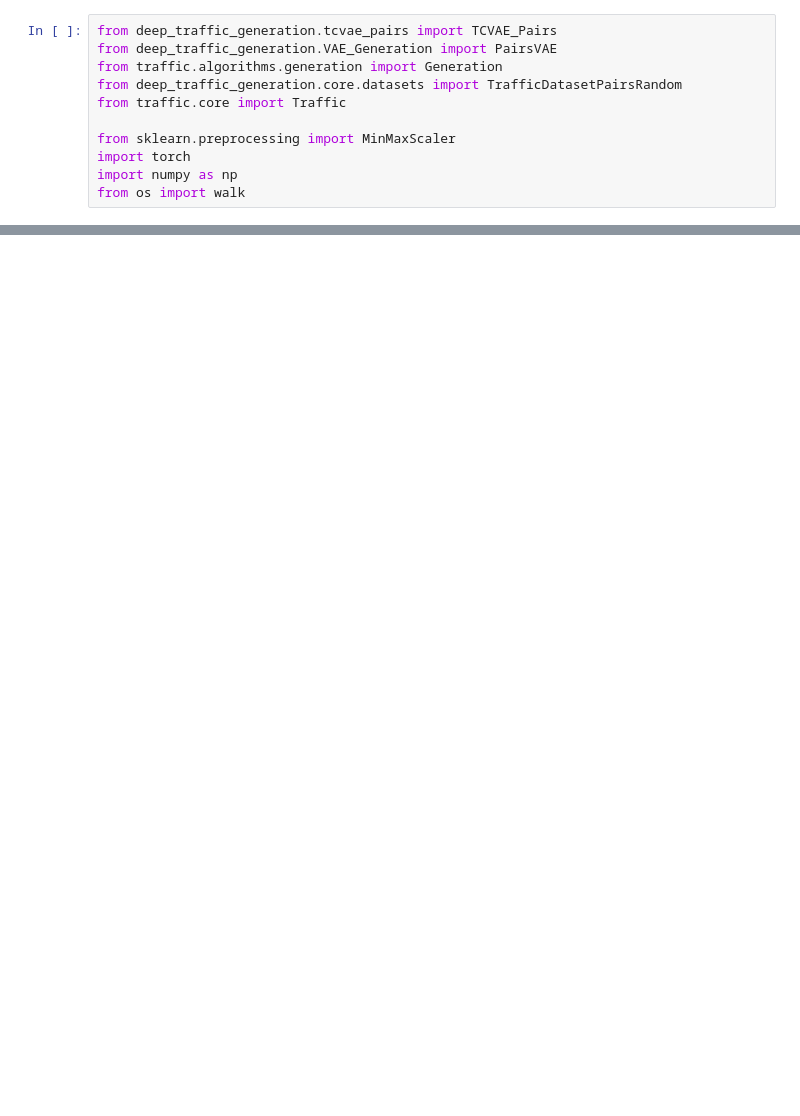
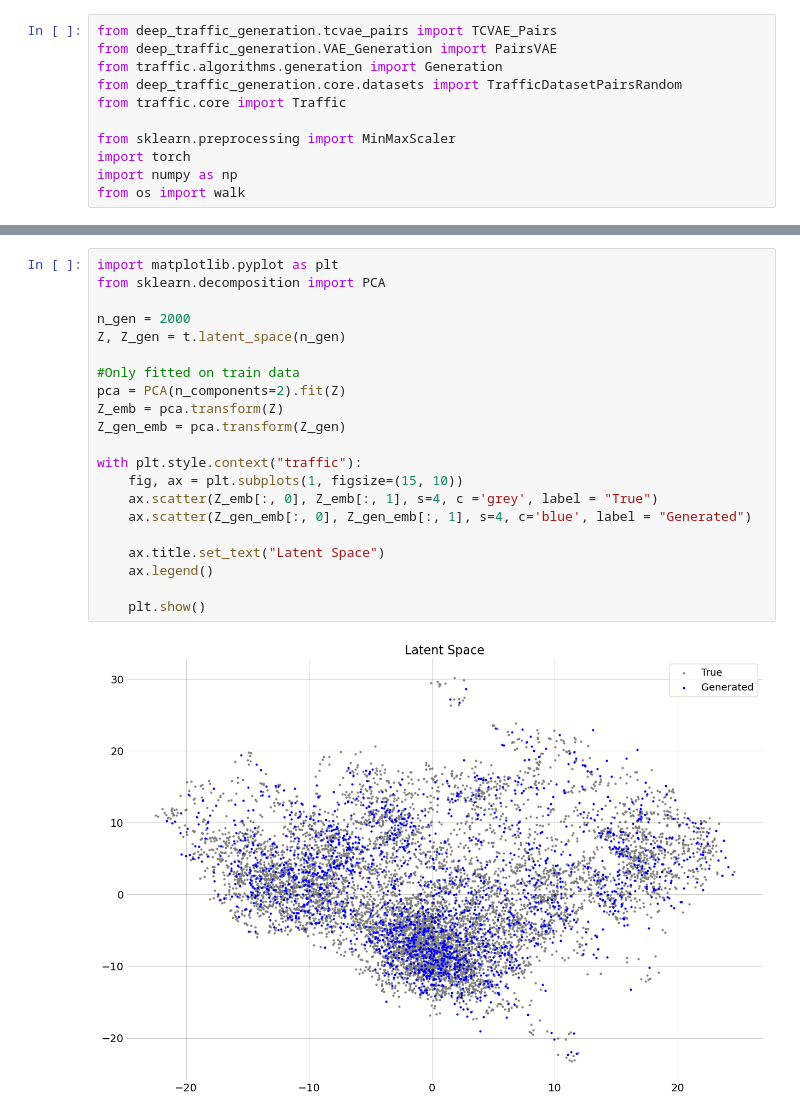
Before and after one commit to kruuZHAW/MAC_estimation_disentangled_VAE, a Jupyter notebook: notebooks/analysis_lszh_pairs.ipynb, the cells around one changed output, grey strips where cells are left out. Drawn from its saved outputs; the diff is of its cells as text; blank space fills up the shorter version.

```diff
--- a/notebooks/analysis_lszh_pairs.ipynb
+++ b/notebooks/analysis_lszh_pairs.ipynb
@@ -41,0 +79,23 @@ array([['SIA345_2319', 'SWR262D_478'],
+# %%
+import matplotlib.pyplot as plt
+from sklearn.decomposition import PCA
+
+n_gen = 2000
+Z, Z_gen = t.latent_space(n_gen)
+
+#Only fitted on train data
+pca = PCA(n_components=2).fit(Z)
+Z_emb = pca.transform(Z)
+Z_gen_emb = pca.transform(Z_gen)
+
+with plt.style.context("traffic"):
+    fig, ax = plt.subplots(1, figsize=(15, 10))
+    ax.scatter(Z_emb[:, 0], Z_emb[:, 1], s=4, c ='grey', label = "True")
+    ax.scatter(Z_gen_emb[:, 0], Z_gen_emb[:, 1], s=4, c='blue', label = "Generated")
+
+    ax.title.set_text("Latent Space")
+    ax.legend()
+
+    plt.show()
+# %% [output]
+[figure, added]
```
Also changed, not shown: parts of 21 cells of this notebook, 9 other files.
